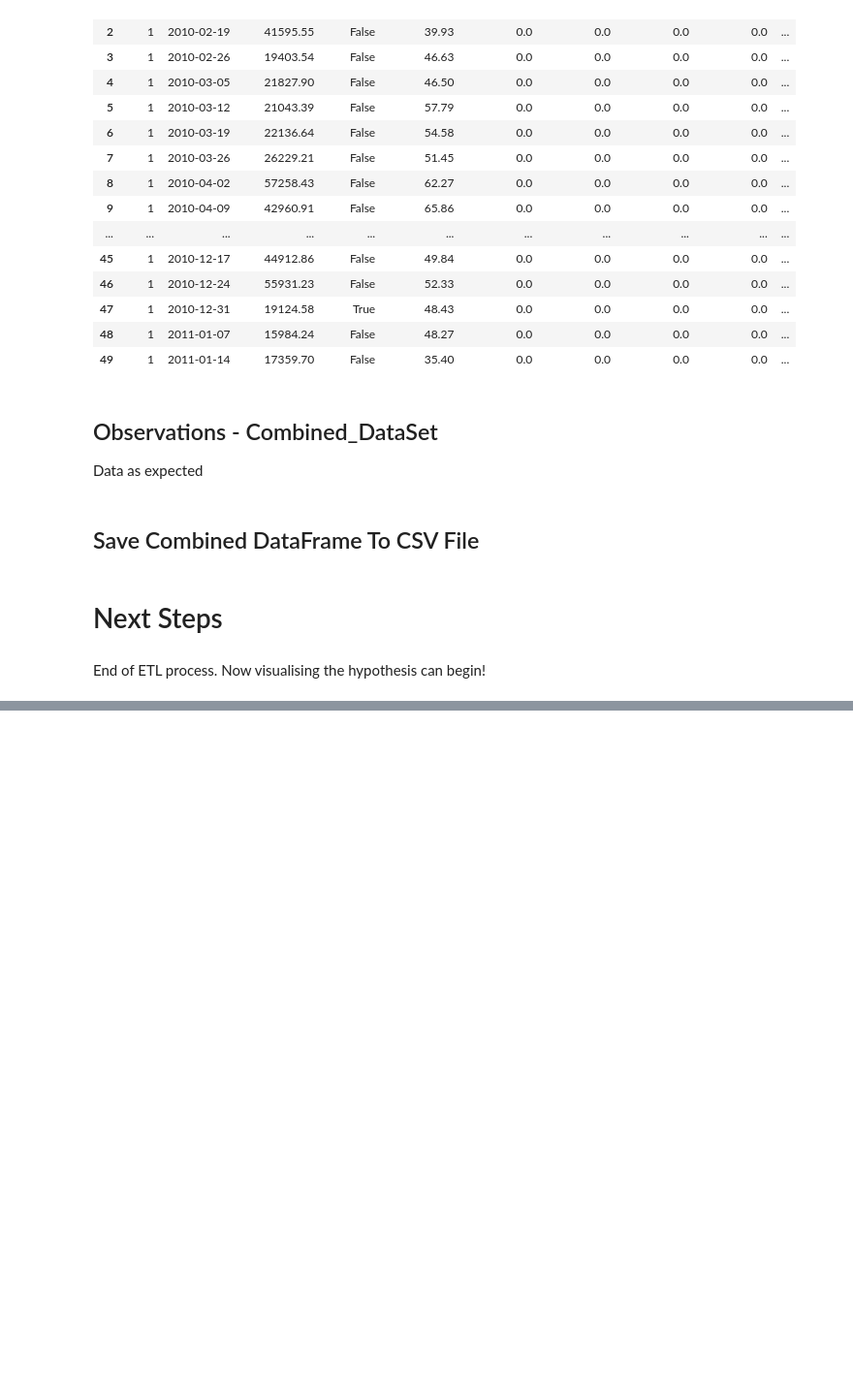
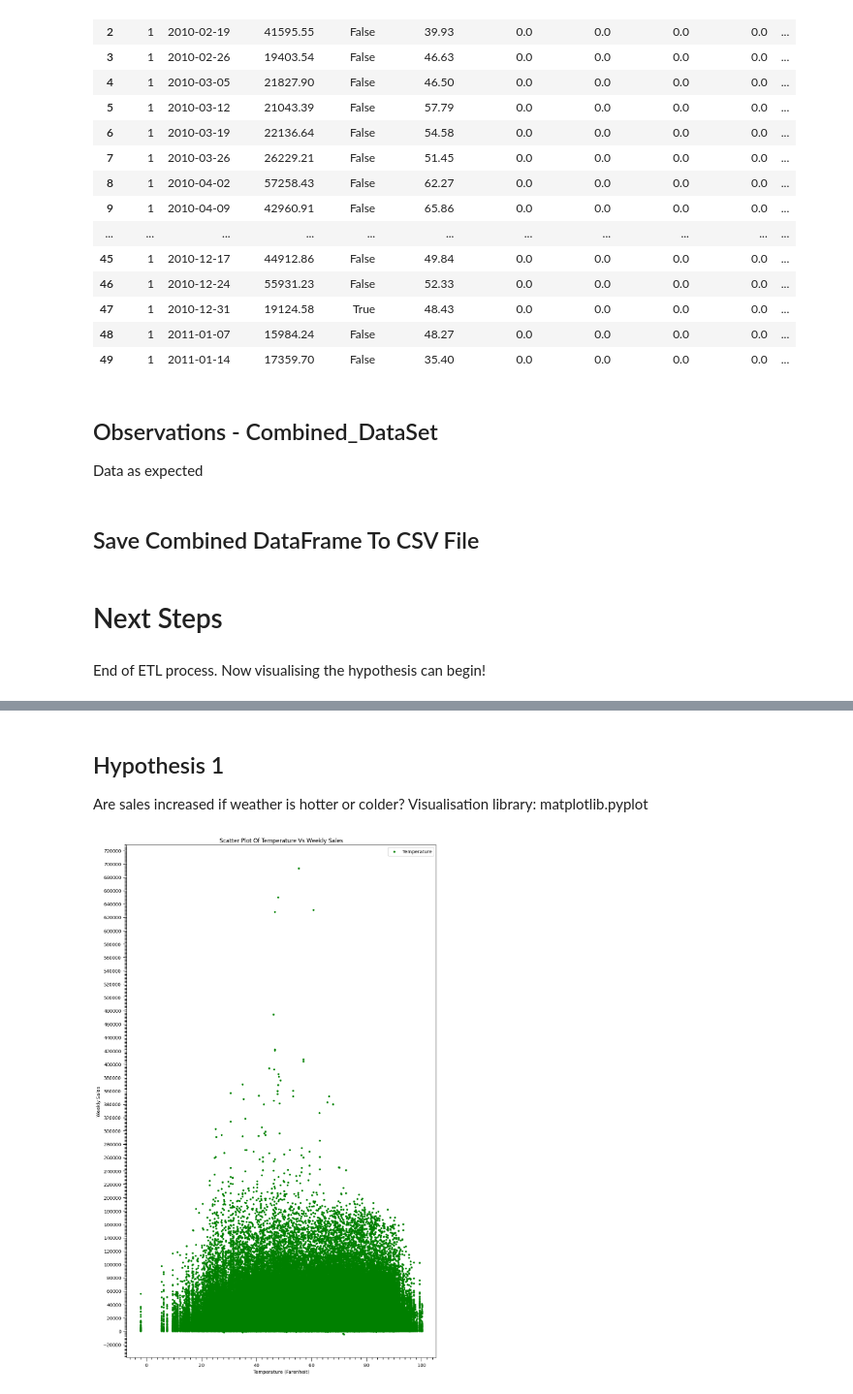
Before and after one commit to RogerWilliams2026/Project1-SalesAnalysis, a Jupyter notebook: jupyter_notebooks/Notebook_ETL_Sales_Combined.ipynb, the cells around one changed output, grey strips where cells are left out. Shown at 97% size. Cells and saved outputs as stored; diff of their text form; code cells hidden in the pictures; blank space fills up the shorter version.

Commit message:
First visualisation attempted

```diff
--- a/jupyter_notebooks/Notebook_ETL_Sales_Combined.ipynb
+++ b/jupyter_notebooks/Notebook_ETL_Sales_Combined.ipynb
@@ -417,0 +428,57 @@ End of ETL process. Now visualising the hypothesis can begin!
+# %% [markdown]
+## Hypothesis 1
+
+Are sales increased if weather is hotter or colder?
+Visualisation library: matplotlib.pyplot
+# %%
+#used chatGPT code to get "ticks" between axis values
+#however due to a lack of knowldege am running the plot first then deciding what the
+#ticks values are -DOH!
+
+#Is there a correlation between temperature and sales?
+fig, ax = plt.subplots(figsize=(12, 20))
+
+ax.scatter(
+    dfCombined_DataSet["Temperature"],
+    dfCombined_DataSet["Weekly_Sales"],
+    alpha=1,
+    label="Temperature",
+    color="green",
+    s=10
+)
+
+
+#this code came from chatGPT and has been HEAVILY modified
+# Major ticks every 20 units
+ax.xaxis.set_major_locator(MultipleLocator(20))
+
+# Minor ticks every 2 units
+ax.xaxis.set_minor_locator(MultipleLocator(2))
+
+#my added code
+# Major ticks every 100000 units
+ax.yaxis.set_major_locator(MultipleLocator(20000))
+
+# Minor ticks every 2000 units
+ax.yaxis.set_minor_locator(MultipleLocator(2000))
+
+ax.tick_params(axis='y', which='minor', length=4, width=1.2)
+ax.tick_params(axis='y', which='major', length=8, width=0.8)
+#end of my added code
+
+
+# Make minor tick marks visible
+ax.tick_params(axis='x', which='minor', length=4, width=1.2)
+ax.tick_params(axis='x', which='major', length=8, width=0.8)
+#end of chatGPT code
+
+#set title and labels
+ax.set_title("Scatter Plot Of Temperature Vs Weekly Sales")
+ax.set_xlabel("Temperature (Farenheit)")
+ax.set_ylabel("Weekly Sales")
+#position legend
+ax.legend(loc="upper right")
+#show plot!
+plt.show()
+# %% [output]
+[figure, added]
```
Also changed, not shown: parts of 2 cells of this notebook, 5 other files.
